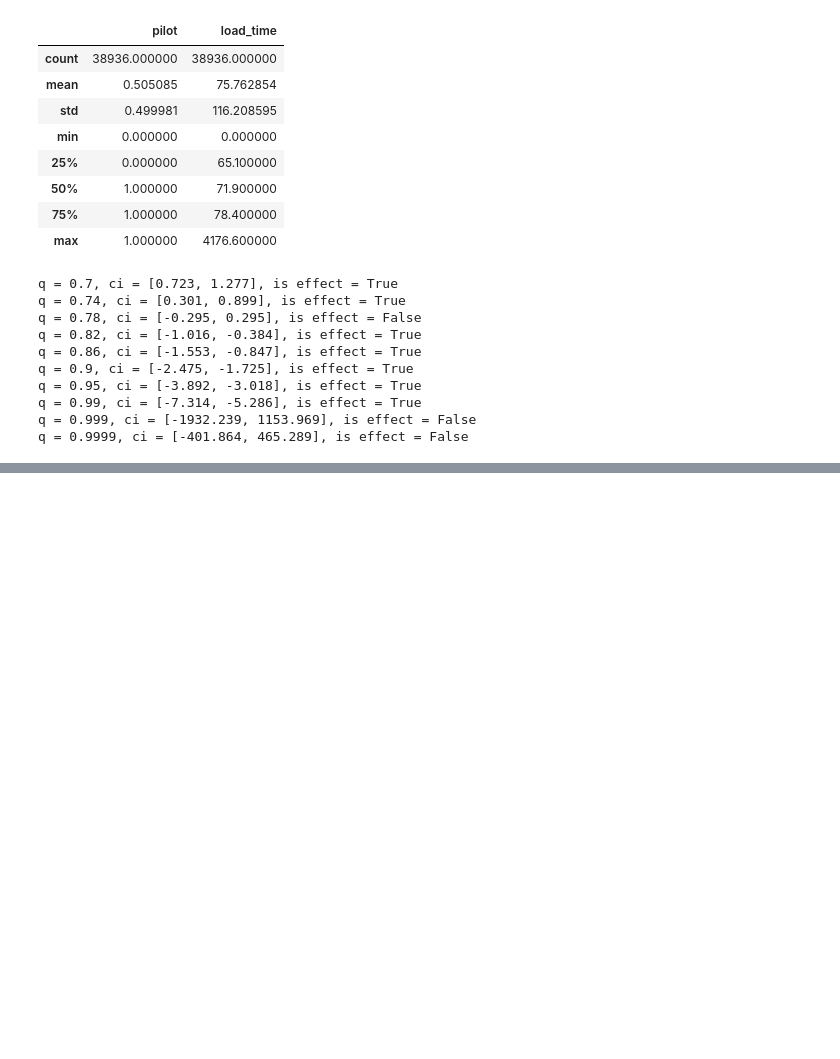
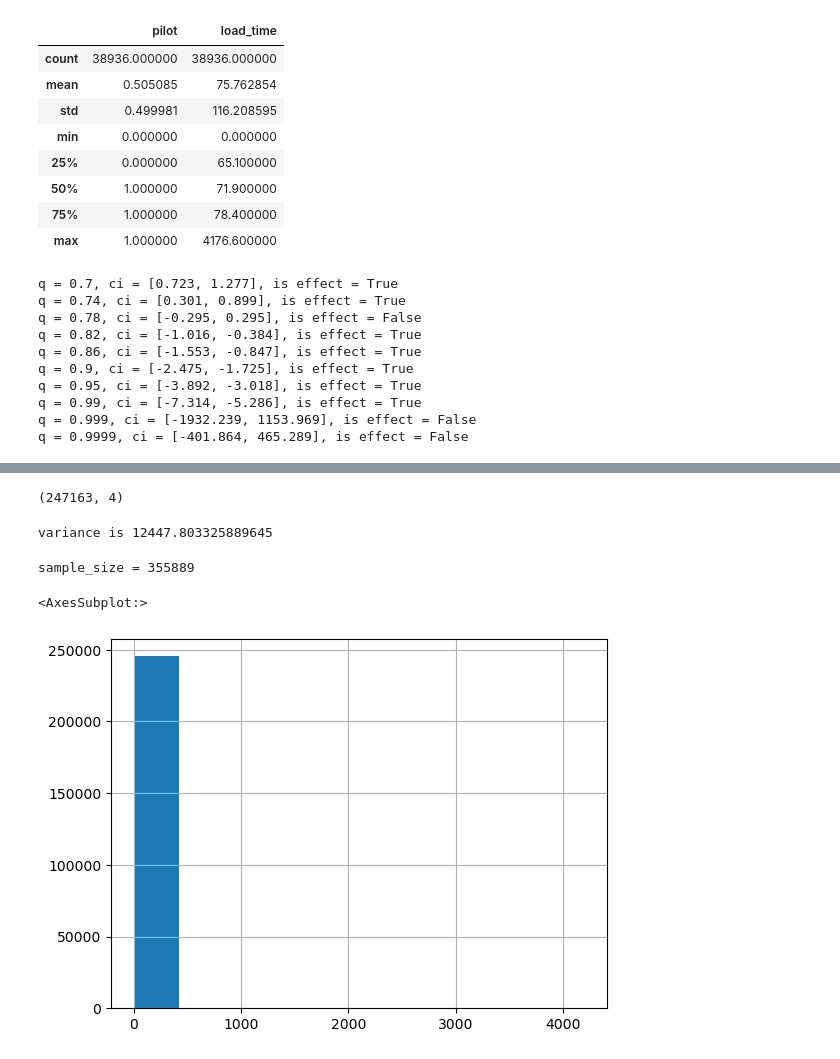
Before and after one commit to YanaOrf/AB_tests, a Jupyter notebook: Pizzeria_website_AB.ipynb, the cells around one changed output, grey strips where cells are left out. Drawn from its saved outputs; the diff is of its cells as text; code cells hidden in the pictures; blank space fills up the shorter version.

```diff
--- a/Pizzeria_website_AB.ipynb
+++ b/Pizzeria_website_AB.ipynb
@@ -670,0 +673,9 @@ def run_bootstrap(bootstrap_metrics, pe_metric, alpha, bootstrap_ci_type):
+# %%
+URL_BASE = 'https://raw.githubusercontent.com/ab-courses/simulator-ab-datasets/main/2022-04-01/'
+
+def read_database(file_name):
+    return pd.read_csv(os.path.join(URL_BASE, file_name))
+# %%
+web_logs = read_database('2022-04-01T12_df_web_logs.csv')
+web_logs['date']=pd.to_datetime(web_logs['date'])
+web_logs.head(5)
@@ -670,0 +701,29 @@ def run_bootstrap(bootstrap_metrics, pe_metric, alpha, bootstrap_ci_type):
+# %%
+web_logs_hist = web_logs[
+    (web_logs['date'] >= datetime(2022, 3, 22))
+    & (web_logs['date'] < datetime(2022, 3, 29))
+]
+web_logs_hist.shape
+# %% [output]
+(247163, 4)
+# %%
+alpha = 0.05
+beta = 0.2
+
+mean = web_logs_hist['load_time'].mean()
+std = web_logs_hist['load_time'].std()
+
+eff = mean * 0.01
+print(f"variance is {std ** 2}")
+# %% [output]
+variance is 12447.803325889645
+# %%
+sample_size = get_sample_size_abs(eff, std, alpha=alpha, beta=beta)
+print(f'sample_size = {sample_size}')
+# %% [output]
+sample_size = 355889
+# %%
+web_logs_hist['load_time'].hist()
+# %% [output]
+<AxesSubplot:>
+[figure, added]
```
Also changed, not shown: parts of 18 cells of this notebook.
